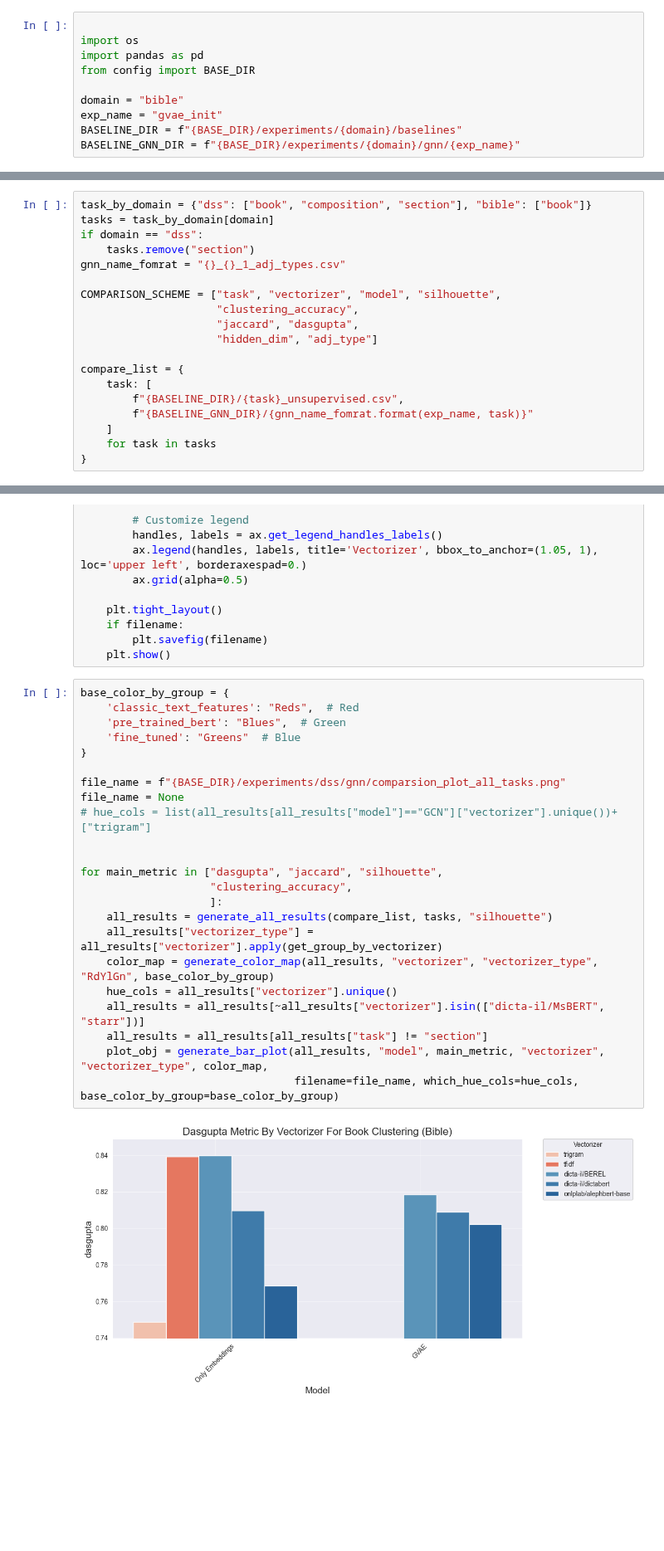
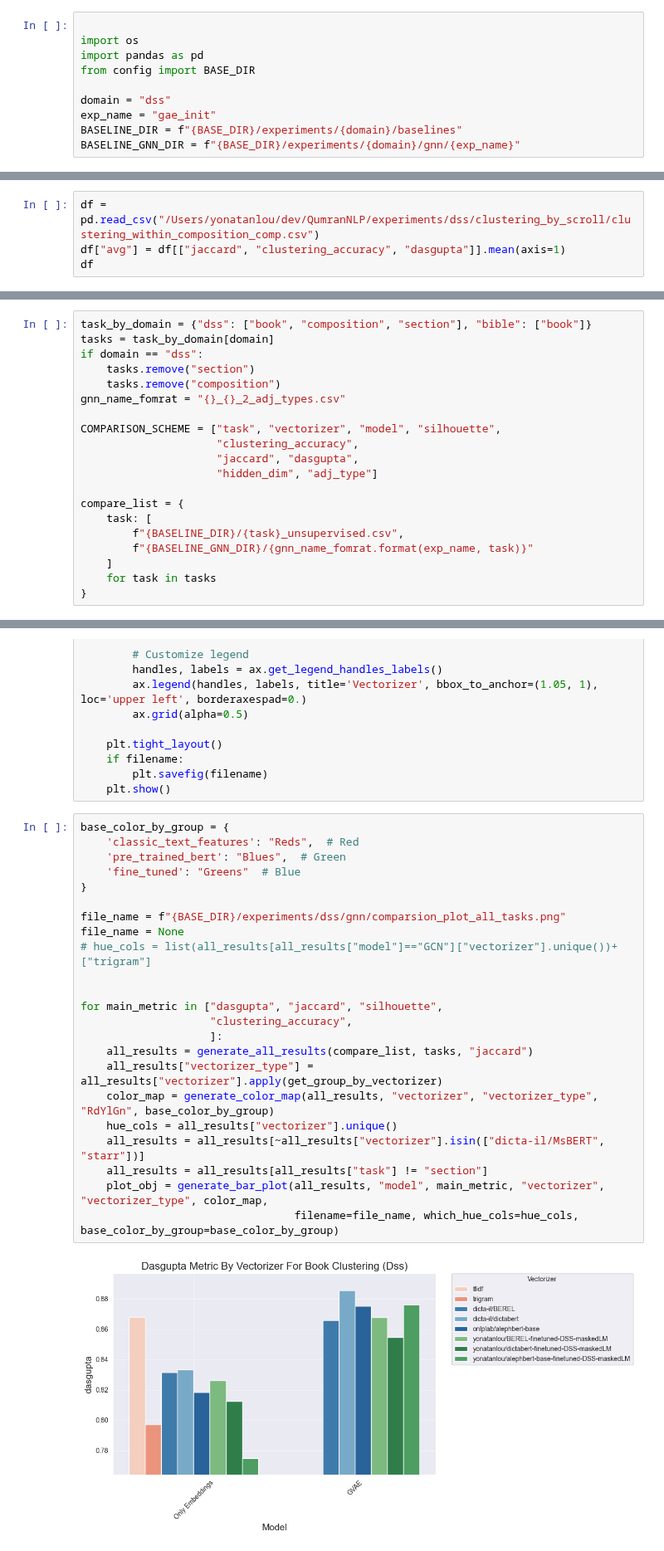
Before and after one commit to yonatanlou/QumranNLP, a Jupyter notebook: notebooks/4.2-gnn_analysis_unsupervised.ipynb, the cells around one changed output, grey strips where cells are left out. Shown at 83% size. Drawn from its saved outputs; the diff is of its cells as text; blank space fills up the shorter version.

```diff
--- a/notebooks/4.2-gnn_analysis_unsupervised.ipynb
+++ b/notebooks/4.2-gnn_analysis_unsupervised.ipynb
@@ -4,7 +4,7 @@ import os
 import pandas as pd
 from config import BASE_DIR
 
-domain = "bible"
-exp_name = "gvae_init"
+domain = "dss"
+exp_name = "gae_init"
 BASELINE_DIR = f"{BASE_DIR}/experiments/{domain}/baselines"
 BASELINE_GNN_DIR = f"{BASE_DIR}/experiments/{domain}/gnn/{exp_name}"
@@ -10,0 +29,4 @@ BASELINE_GNN_DIR = f"{BASE_DIR}/experiments/{domain}/gnn/{exp_name}"
+# %%
+df = pd.read_csv("/Users/yonatanlou/dev/QumranNLP/experiments/dss/clustering_by_scroll/clustering_within_composition_comp.csv")
+df["avg"] = df[["jaccard", "clustering_accuracy", "dasgupta"]].mean(axis=1)
+df
@@ -30,7 +74,8 @@ task_by_domain = {"dss": ["book", "composition", "section"], "bible": ["book"]}
 tasks = task_by_domain[domain]
 if domain == "dss":
     tasks.remove("section")
-gnn_name_fomrat = "{}_{}_1_adj_types.csv"
+    tasks.remove("composition")
+gnn_name_fomrat = "{}_{}_2_adj_types.csv"
 
 COMPARISON_SCHEME = ["task", "vectorizer", "model", "silhouette",
                      "clustering_accuracy",
@@ -204,25 +288,25 @@ def generate_bar_plot(all_results, x_col, y_col, hue_col, vectorizer_type_col, c
 # %%
 base_color_by_group = {
     'classic_text_features': "Reds",  # Red
     'pre_trained_bert': "Blues",  # Green
     'fine_tuned': "Greens"  # Blue
 }
 
 file_name = f"{BASE_DIR}/experiments/dss/gnn/comparsion_plot_all_tasks.png"
 file_name = None
 # hue_cols = list(all_results[all_results["model"]=="GCN"]["vectorizer"].unique())+["trigram"]
 
 
 for main_metric in ["dasgupta", "jaccard", "silhouette",
                     "clustering_accuracy",
                     ]:
-    all_results = generate_all_results(compare_list, tasks, "silhouette")
+    all_results = generate_all_results(compare_list, tasks, "jaccard")
     all_results["vectorizer_type"] = all_results["vectorizer"].apply(get_group_by_vectorizer)
     color_map = generate_color_map(all_results, "vectorizer", "vectorizer_type", "RdYlGn", base_color_by_group)
     hue_cols = all_results["vectorizer"].unique()
     all_results = all_results[~all_results["vectorizer"].isin(["dicta-il/MsBERT", "starr"])]
     all_results = all_results[all_results["task"] != "section"]
     plot_obj = generate_bar_plot(all_results, "model", main_metric, "vectorizer", "vectorizer_type", color_map,
                                  filename=file_name, which_hue_cols=hue_cols, base_color_by_group=base_color_by_group)
 # %% [output]
-[figure, old version]
+[figure, new version]
```
Also changed, not shown: parts of 16 cells of this notebook, 33 other files.
